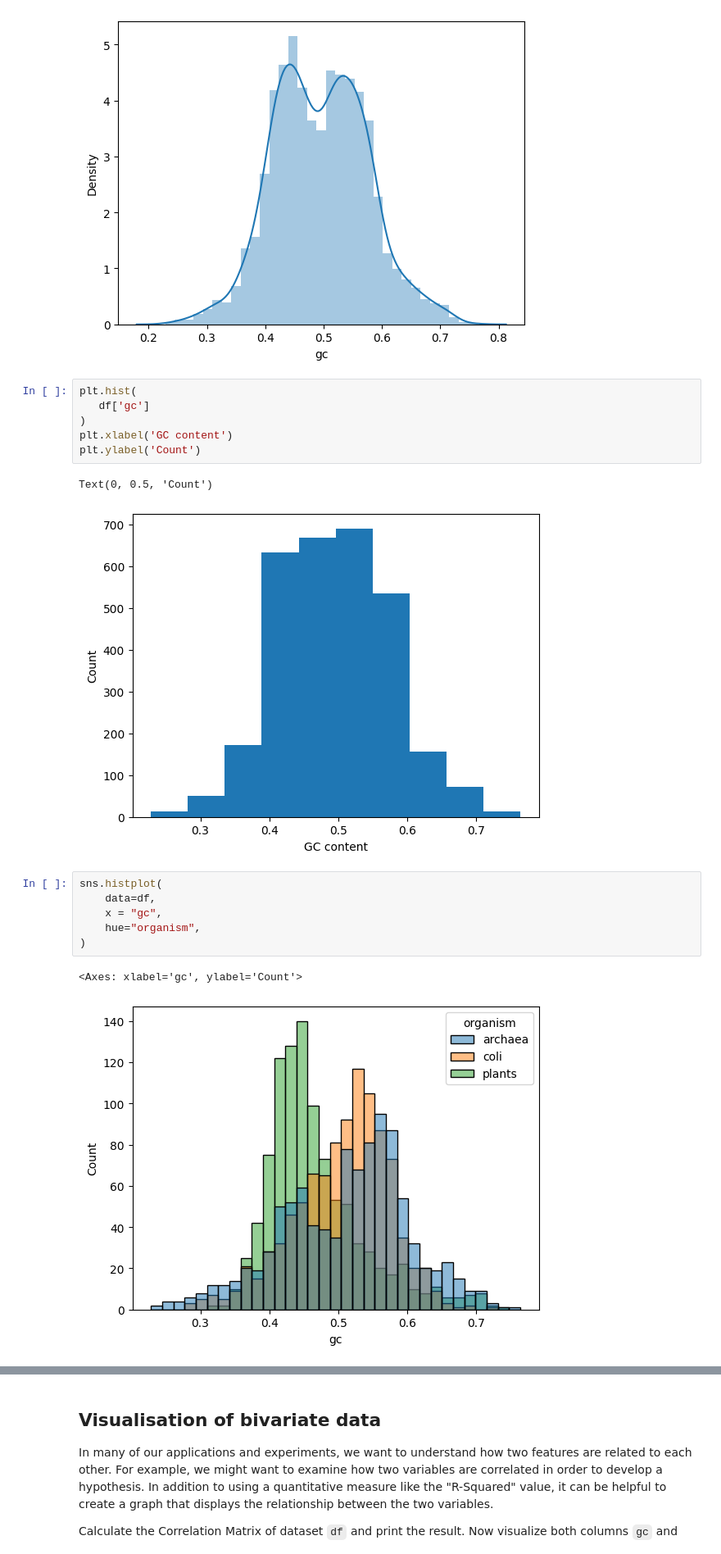
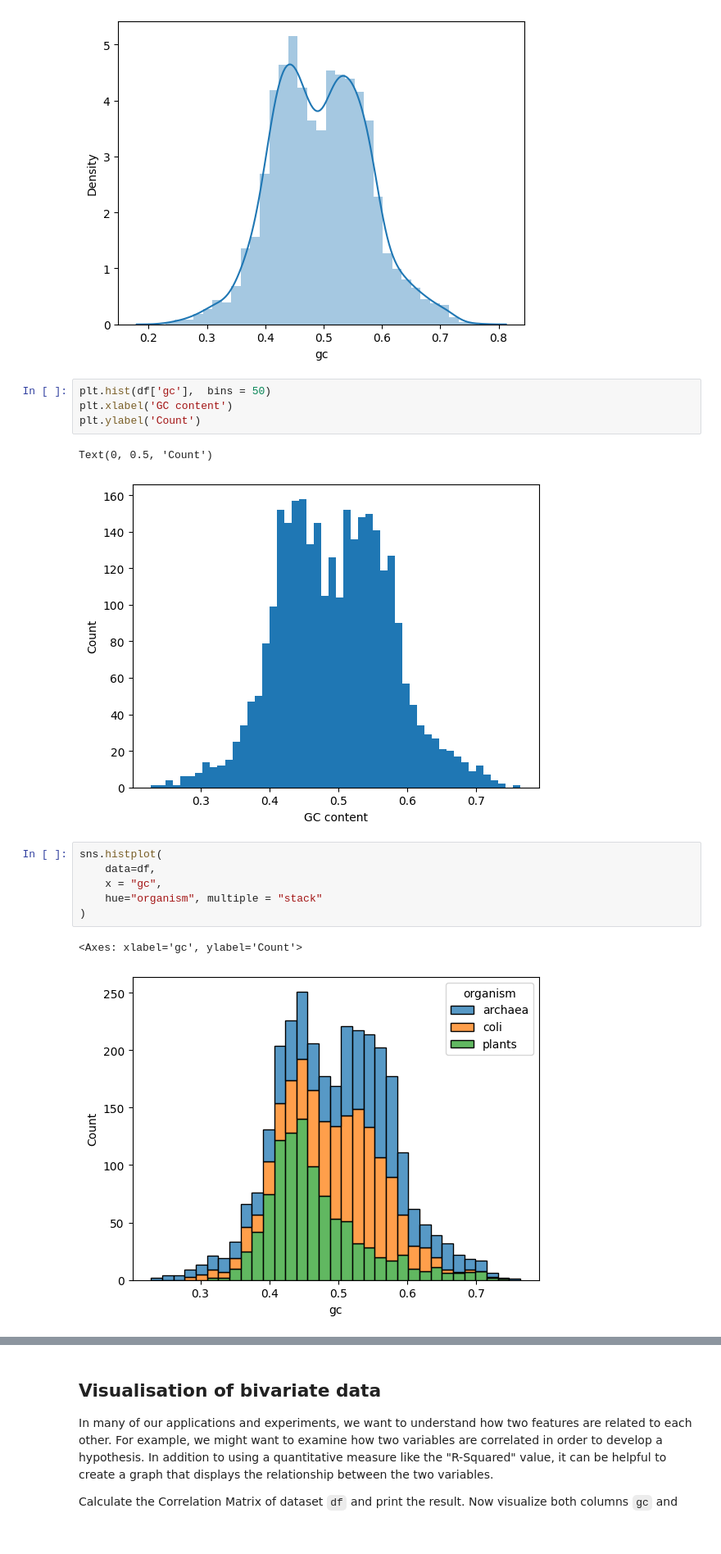
Before and after one commit to AnnaIPC/Python, a Jupyter notebook: exercises/Exercise004.ipynb, the cells around one changed output, grey strips where cells are left out. Shown: that part at 82% size. Drawn from its saved outputs; the diff is of its cells as text.

```diff
--- a/exercises/Exercise004.ipynb
+++ b/exercises/Exercise004.ipynb
@@ -167,23 +161,21 @@ https://gist.github.com/mwaskom/de44147ed2974457ad6372750bbe5751
 <Axes: xlabel='gc', ylabel='Density'>
 [figure]
 # %%
-plt.hist(
-   df['gc']
-)
+plt.hist(df['gc'],  bins = 50)
 plt.xlabel('GC content')
 plt.ylabel('Count')
 # %% [output]
 Text(0, 0.5, 'Count')
-[figure, old version]
+[figure, new version]
 # %%
 sns.histplot(
     data=df,
     x = "gc",
-    hue="organism",
+    hue="organism", multiple = "stack"
 )
 # %% [output]
 <Axes: xlabel='gc', ylabel='Count'>
-[figure, old version]
+[figure, new version]
 # %%
 plt.hist(
     [df.loc[df['organism']=='archaea','gc'], # returns the lens column only for those rows where the mask is True
```
Also changed, not shown: parts of 12 cells of this notebook.
